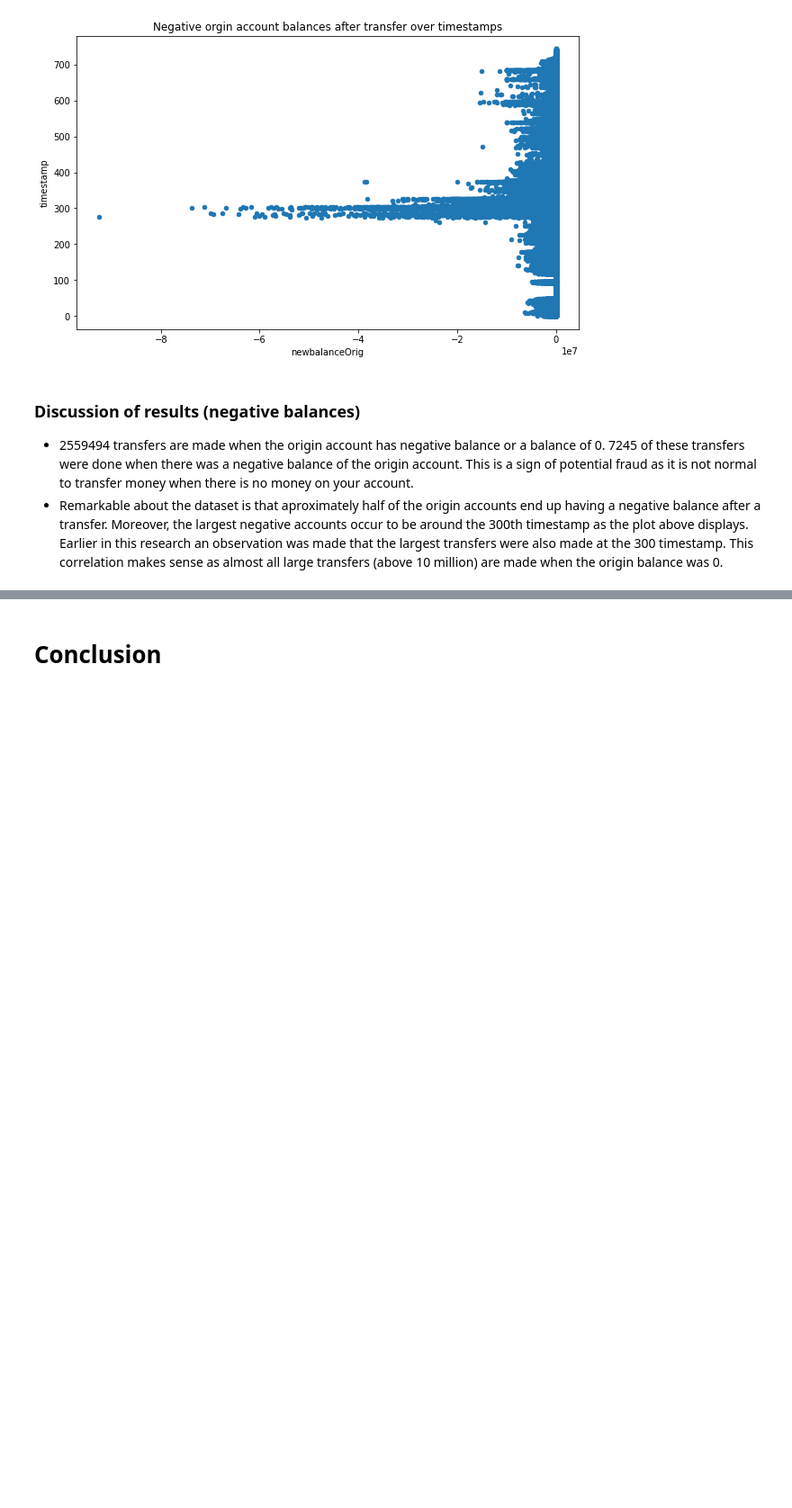
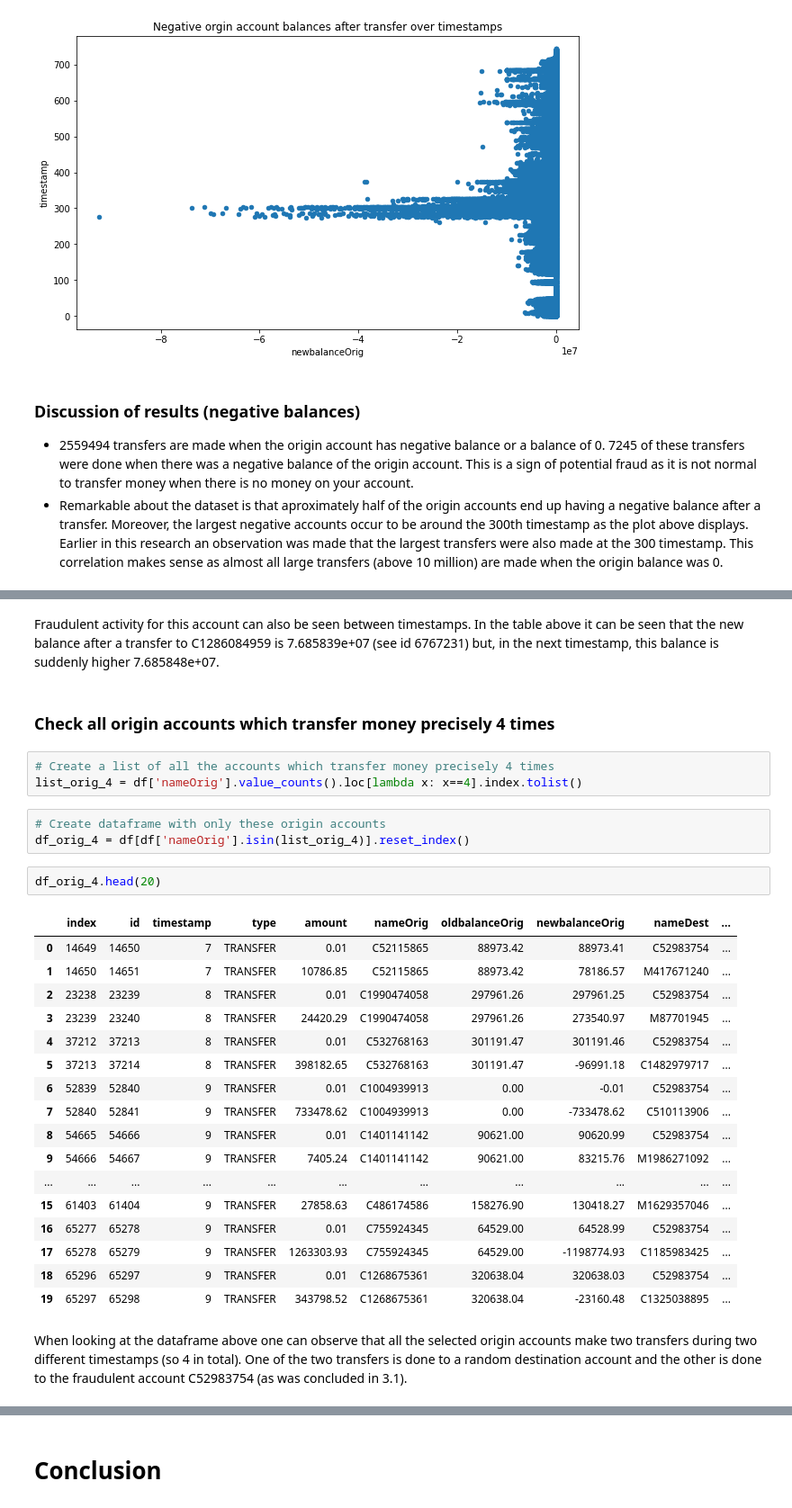
Before and after one commit to eboateng/FoDA, a Jupyter notebook: Assignment 1/Assignment1_group2.ipynb, the cells around one changed output, grey strips where cells are left out. Shown: that part at 90% size. Drawn from its saved outputs; the diff is of its cells as text; blank space fills up the shorter version.

```diff
--- a/Assignment 1/Assignment1_group2.ipynb
+++ b/Assignment 1/Assignment1_group2.ipynb
@@ -460,0 +512,32 @@ df_negativebalance1.plot(x='newbalanceOrig', y='timestamp', kind='scatter',
+# %% [markdown]
+Fraudulent activity for this account can also be seen between timestamps. In the table above it can be seen that the new balance after a transfer to C1286084959 is 7.685839e+07 (see id 6767231) but, in the next timestamp, this balance is suddenly higher 7.685848e+07.
+# %% [markdown]
+### Check all origin accounts which transfer money precisely 4 times
+# %%
+# Create a list of all the accounts which transfer money precisely 4 times
+list_orig_4 = df['nameOrig'].value_counts().loc[lambda x: x==4].index.tolist()
+# %%
+# Create dataframe with only these origin accounts
+df_orig_4 = df[df['nameOrig'].isin(list_orig_4)].reset_index()
+# %%
+df_orig_4.head(20)
+# %% [output]
+|  | index | id | timestamp | type | amount | nameOrig | oldbalanceOrig | newbalanceOrig | nameDest | ... |
+| 0 | 14649 | 14650 | 7 | TRANSFER | 0.01 | C52115865 | 88973.42 | 88973.41 | C52983754 | ... |
+| 1 | 14650 | 14651 | 7 | TRANSFER | 10786.85 | C52115865 | 88973.42 | 78186.57 | M417671240 | ... |
+| 2 | 23238 | 23239 | 8 | TRANSFER | 0.01 | C1990474058 | 297961.26 | 297961.25 | C52983754 | ... |
+| 3 | 23239 | 23240 | 8 | TRANSFER | 24420.29 | C1990474058 | 297961.26 | 273540.97 | M87701945 | ... |
+| 4 | 37212 | 37213 | 8 | TRANSFER | 0.01 | C532768163 | 301191.47 | 301191.46 | C52983754 | ... |
+| 5 | 37213 | 37214 | 8 | TRANSFER | 398182.65 | C532768163 | 301191.47 | -96991.18 | C1482979717 | ... |
+| 6 | 52839 | 52840 | 9 | TRANSFER | 0.01 | C1004939913 | 0.00 | -0.01 | C52983754 | ... |
+| 7 | 52840 | 52841 | 9 | TRANSFER | 733478.62 | C1004939913 | 0.00 | -733478.62 | C510113906 | ... |
+| 8 | 54665 | 54666 | 9 | TRANSFER | 0.01 | C1401141142 | 90621.00 | 90620.99 | C52983754 | ... |
+| 9 | 54666 | 54667 | 9 | TRANSFER | 7405.24 | C1401141142 | 90621.00 | 83215.76 | M1986271092 | ... |
+| ... | ... | ... | ... | ... | ... | ... | ... | ... | ... | ... |
+| 15 | 61403 | 61404 | 9 | TRANSFER | 27858.63 | C486174586 | 158276.90 | 130418.27 | M1629357046 | ... |
+| 16 | 65277 | 65278 | 9 | TRANSFER | 0.01 | C755924345 | 64529.00 | 64528.99 | C52983754 | ... |
+| 17 | 65278 | 65279 | 9 | TRANSFER | 1263303.93 | C755924345 | 64529.00 | -1198774.93 | C1185983425 | ... |
+| 18 | 65296 | 65297 | 9 | TRANSFER | 0.01 | C1268675361 | 320638.04 | 320638.03 | C52983754 | ... |
+| 19 | 65297 | 65298 | 9 | TRANSFER | 343798.52 | C1268675361 | 320638.04 | -23160.48 | C1325038895 | ... |
+# %% [markdown]
+When looking at the dataframe above one can observe that all the selected origin accounts make two transfers during two different timestamps (so 4 in total). One of the two transfers is done to a random destination account and the other is done to the fraudulent account C52983754 (as was concluded in 3.1).
```
Also changed, not shown: parts of 17 cells of this notebook.
